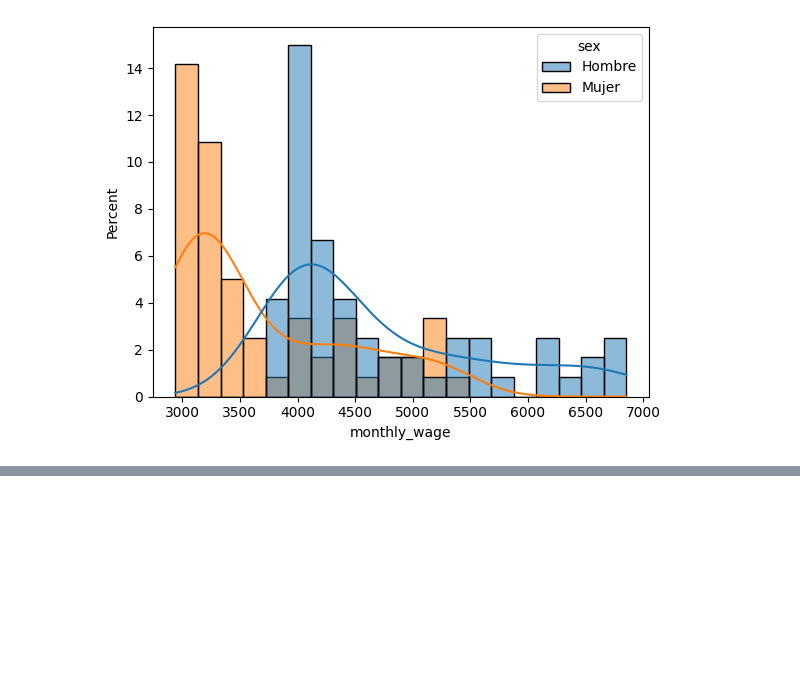
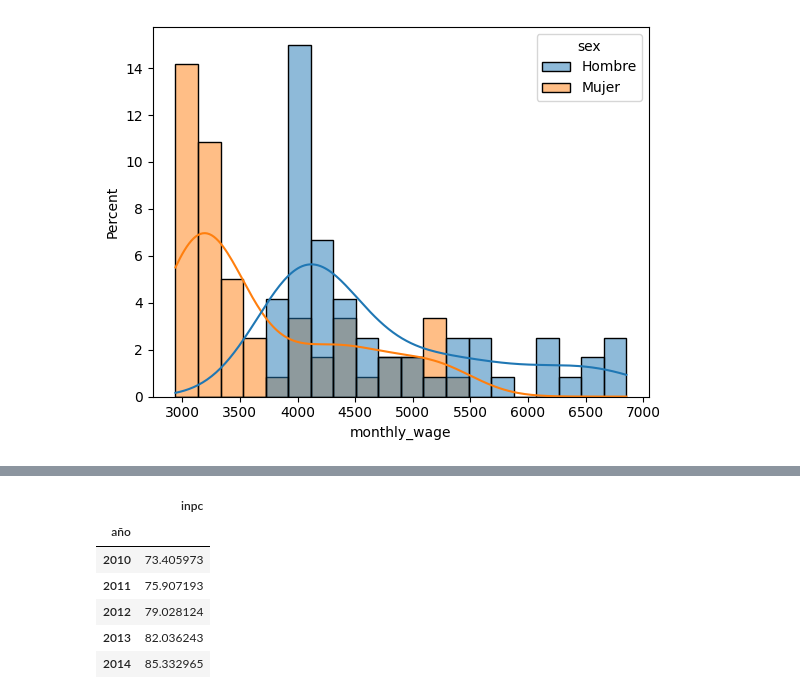
Before and after one commit to Monserrat-Vil/brecha_salarial, a Jupyter notebook: 1_gender-wagegap_fullanalysis.ipynb, the cells around one changed output, grey strips where cells are left out. Saved outputs shown, nothing was run; the diff lists cells and outputs as text; code cells hidden in the pictures; blank space fills up the shorter version.

```diff
--- a/1_gender-wagegap_fullanalysis.ipynb
+++ b/1_gender-wagegap_fullanalysis.ipynb
@@ -243,0 +293,16 @@ fig.show()
+# %%
+inpc_anual = (
+    df_inpc
+    .groupby("año")["inpc"]
+    .mean()
+    .to_frame()
+)
+inpc_anual.head()
+# %% [output]
+|  | inpc |
+| año |  |
+| 2010 | 73.405973 |
+| 2011 | 75.907193 |
+| 2012 | 79.028124 |
+| 2013 | 82.036243 |
+| 2014 | 85.332965 |
```
Also changed, not shown: parts of 7 cells of this notebook, 1 other file.
